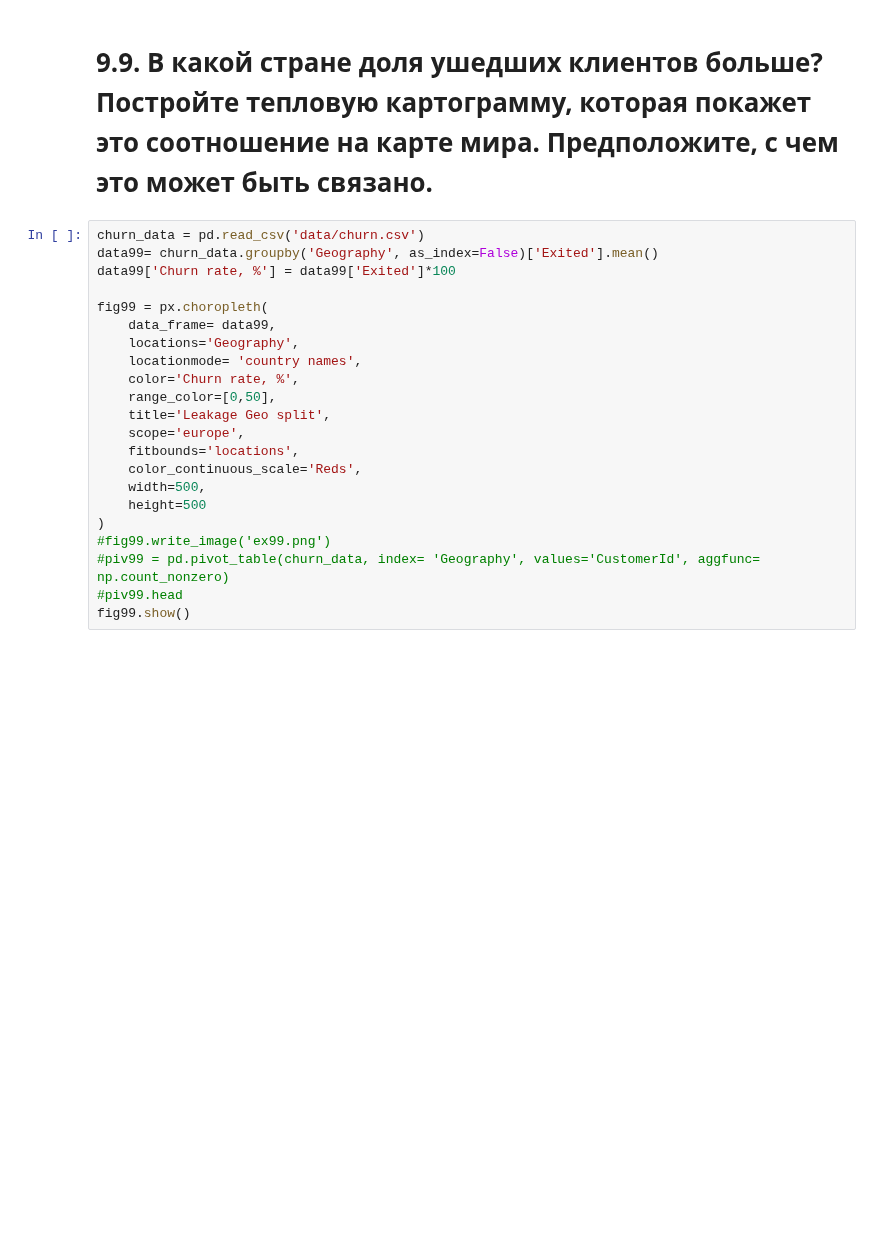
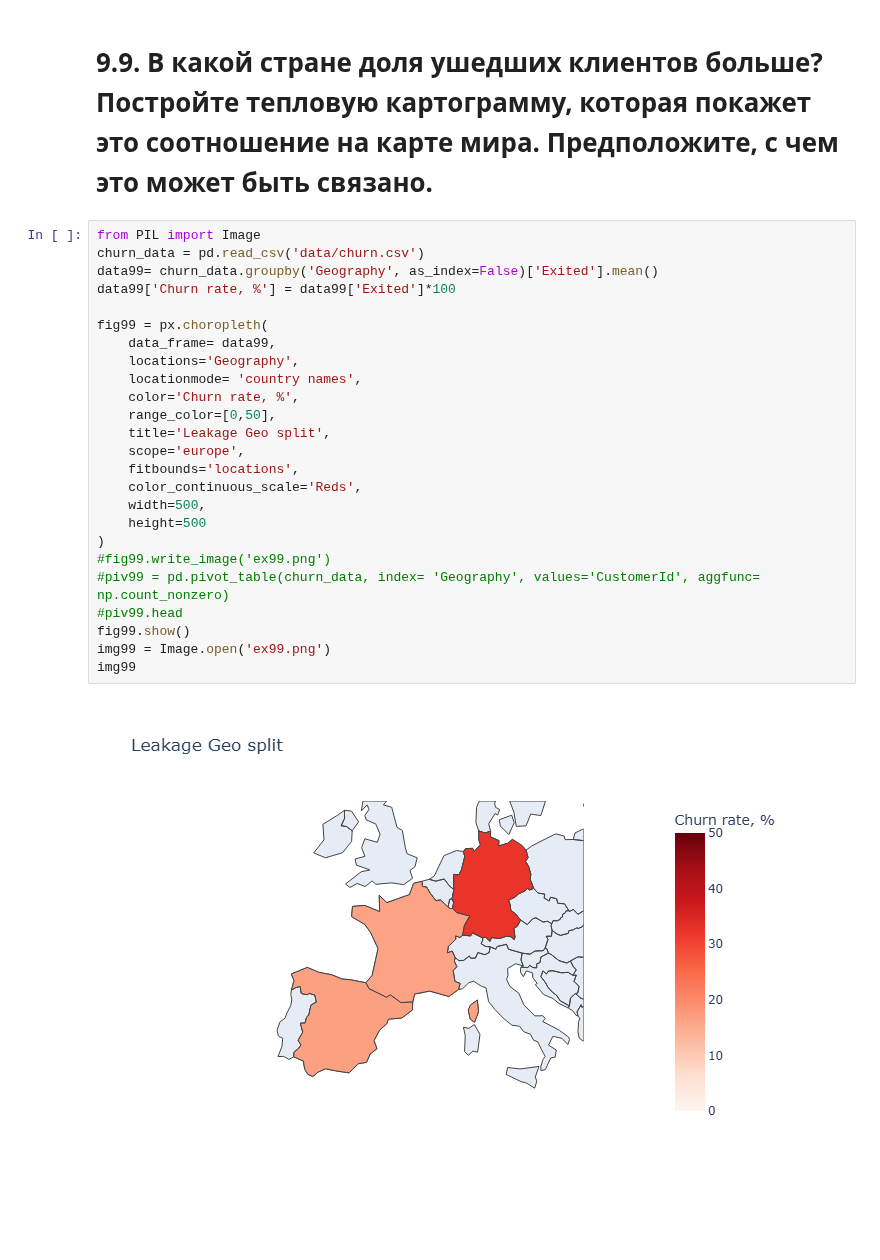
Before and after one commit to lesiveducation/DS_lesiv, a Jupyter notebook: PY13-Визуализация/churn080325.ipynb, the cells around one changed output. Saved outputs shown, nothing was run; the diff lists cells and outputs as text; blank space fills up the shorter version.

```diff
--- a/PY13-Визуализация/churn080325.ipynb
+++ b/PY13-Визуализация/churn080325.ipynb
@@ -223,26 +223,31 @@ piv98.head()
 # %% [markdown]
 # 9.9. В какой стране доля ушедших клиентов больше? Постройте тепловую картограмму, которая покажет это соотношение на карте мира. Предположите, с чем это может быть связано.
 # %%
+from PIL import Image
 churn_data = pd.read_csv('data/churn.csv')
 data99= churn_data.groupby('Geography', as_index=False)['Exited'].mean()
 data99['Churn rate, %'] = data99['Exited']*100
 
 fig99 = px.choropleth(
     data_frame= data99,
     locations='Geography',
     locationmode= 'country names',
     color='Churn rate, %',
     range_color=[0,50],
     title='Leakage Geo split',
     scope='europe',
     fitbounds='locations',
     color_continuous_scale='Reds',
     width=500,
     height=500
 )
 #fig99.write_image('ex99.png')
 #piv99 = pd.pivot_table(churn_data, index= 'Geography', values='CustomerId', aggfunc= np.count_nonzero)
 #piv99.head
 fig99.show()
+img99 = Image.open('ex99.png')
+img99
+# %% [output]
+[figure, added]
 # %% [markdown]
 ##
```
